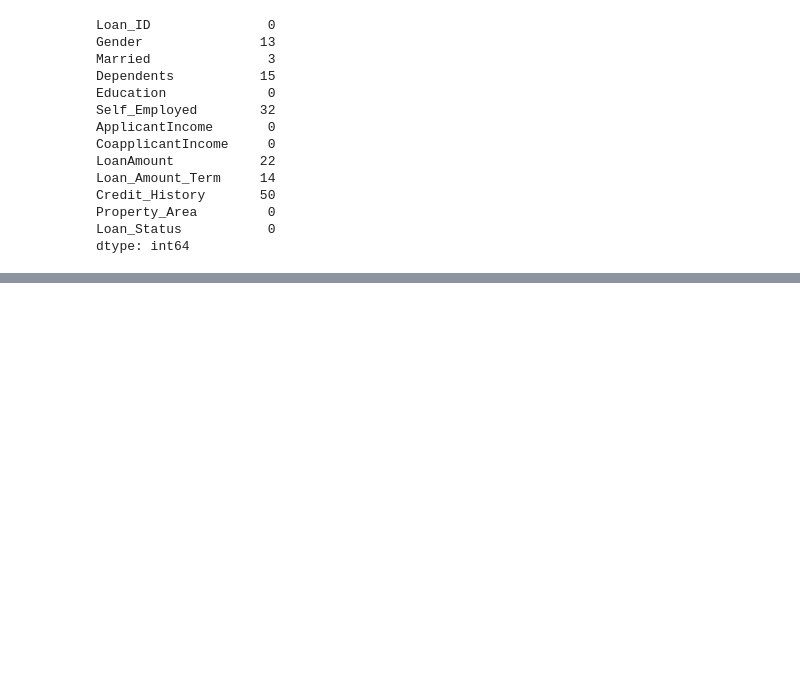
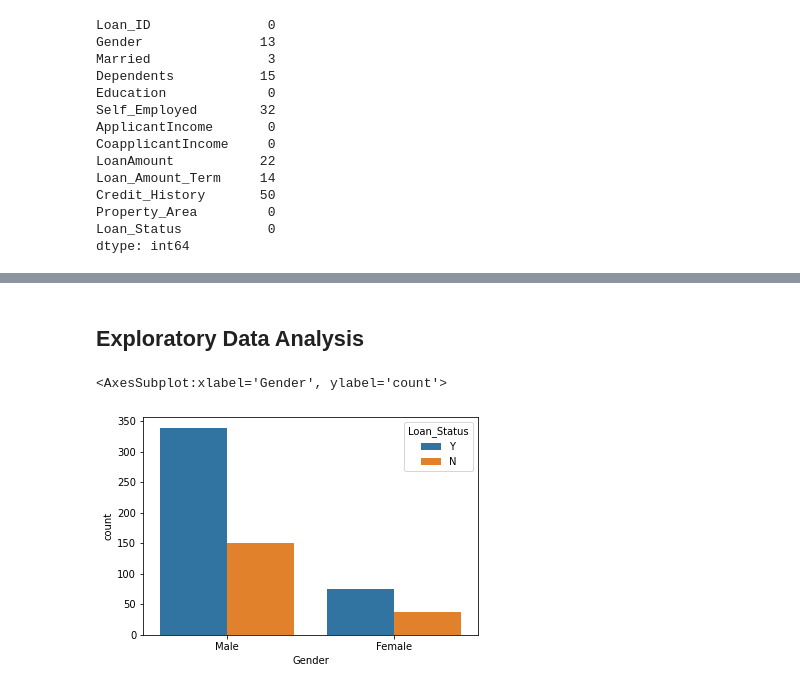
Before and after one commit to rohanstomar11/Machine-Learning, a Jupyter notebook: 6.) Loan Approval Prediction/LoanApprovalPrediction.ipynb, the cells around one changed output, grey strips where cells are left out. Saved outputs shown, nothing was run; the diff lists cells and outputs as text; code cells hidden in the pictures; blank space fills up the shorter version.

```diff
--- a/6.) Loan Approval Prediction/LoanApprovalPrediction.ipynb
+++ b/6.) Loan Approval Prediction/LoanApprovalPrediction.ipynb
@@ -96,3 +96,7 @@ Credit_History       50
 Property_Area         0
 Loan_Status           0
 dtype: int64
+# %%
+df.index = df['Loan_ID']
+df = df.drop(columns='Loan_ID', axis=1)
+df.head()
@@ -98,0 +111,7 @@ dtype: int64
+# %% [markdown]
+## Exploratory Data Analysis
+# %%
+sns.countplot(x=df['Gender'], data=df, hue='Loan_Status')
+# %% [output]
+<AxesSubplot:xlabel='Gender', ylabel='count'>
+[figure, added]
```
Also changed, not shown: parts of 20 cells of this notebook.
